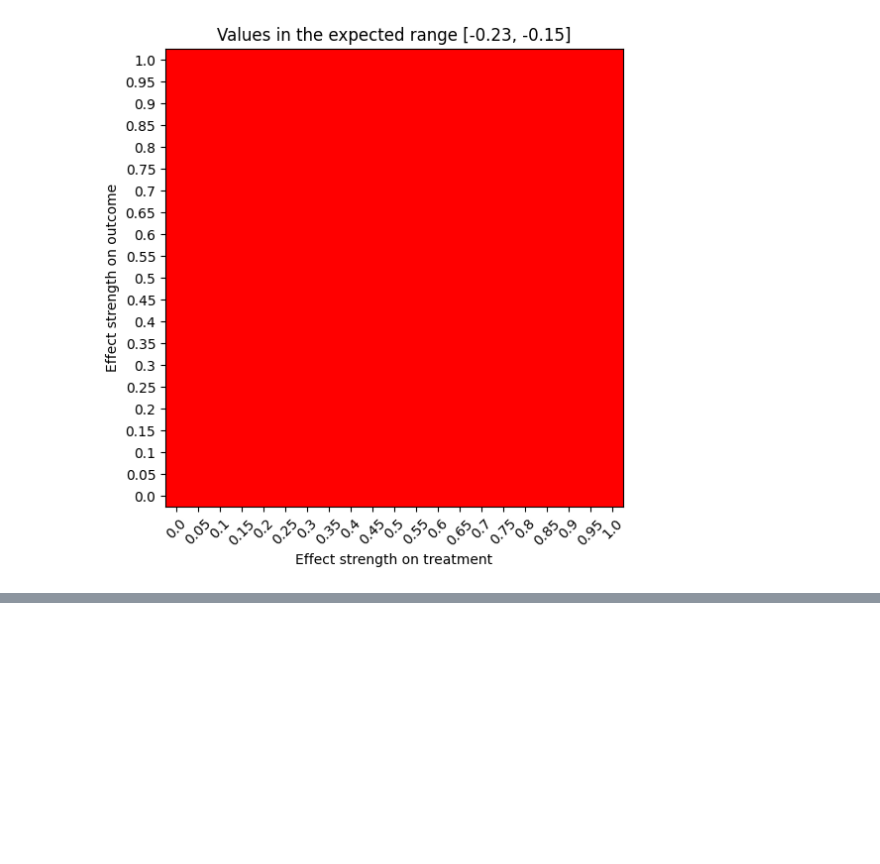
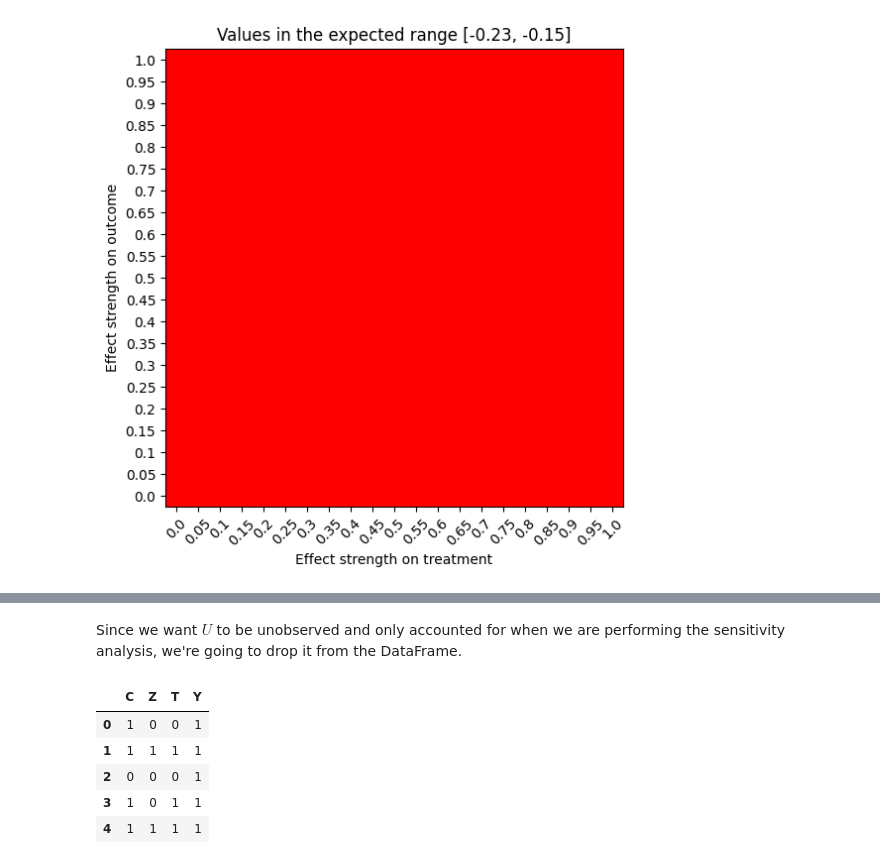
Before and after one commit to Causal-Inference-Group-C4AI/tests, a Jupyter notebook: notebooks/CausalModel/sensitivity_analysis.ipynb, the cells around one changed output, grey strips where cells are left out. Drawn from its saved outputs; the diff is of its cells as text; code cells hidden in the pictures; blank space fills up the shorter version.

Commit message:
Updated sensitivity_analysis.ipynb
Added example with linear relationships between the variables

```diff
--- a/notebooks/CausalModel/sensitivity_analysis.ipynb
+++ b/notebooks/CausalModel/sensitivity_analysis.ipynb
@@ -372,0 +526,12 @@ plt.show()
+# %% [markdown]
+Since we want $U$ to be unobserved and only accounted for when we are performing the sensitivity analysis, we're going to drop it from the DataFrame.
+# %%
+data.drop(columns=['U'], inplace=True)
+data.head()
+# %% [output]
+|  | C | Z | T | Y |
+| 0 | 1 | 0 | 0 | 1 |
+| 1 | 1 | 1 | 1 | 1 |
+| 2 | 0 | 0 | 0 | 1 |
+| 3 | 1 | 0 | 1 | 1 |
+| 4 | 1 | 1 | 1 | 1 |
```
Also changed, not shown: parts of 20 cells of this notebook.
